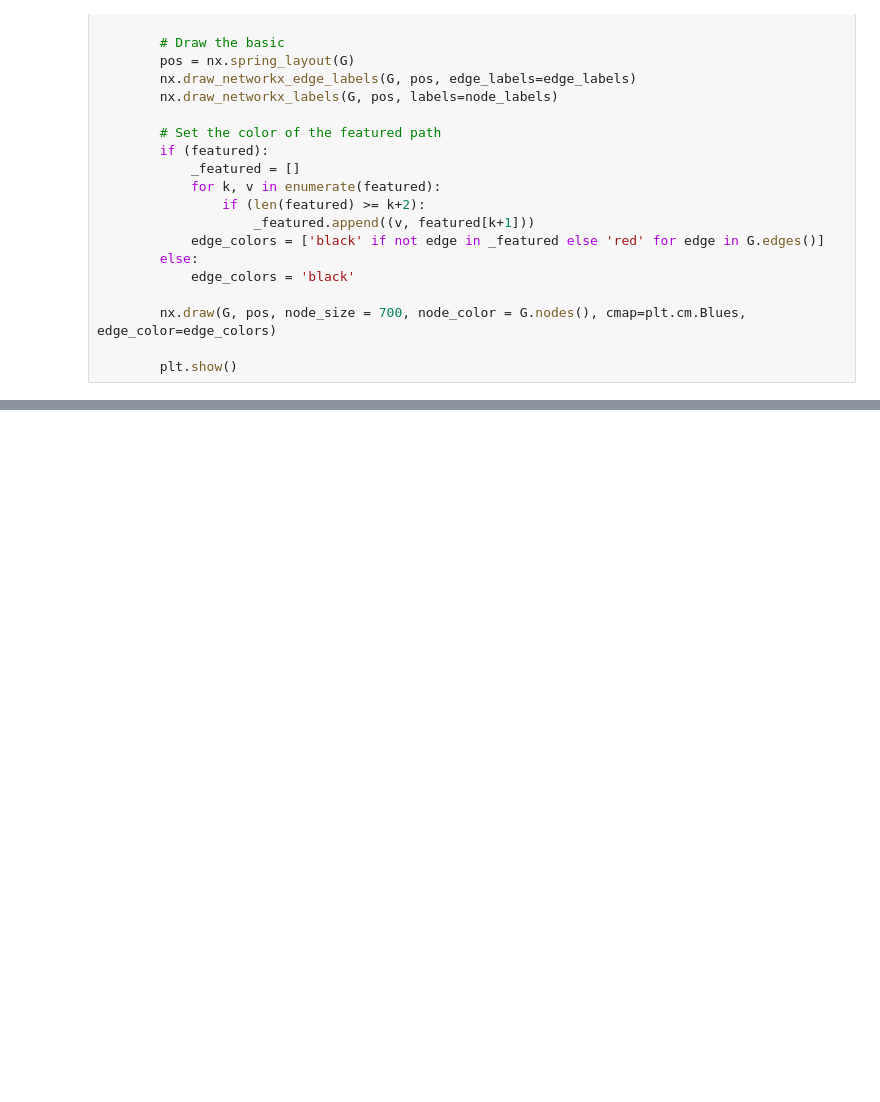
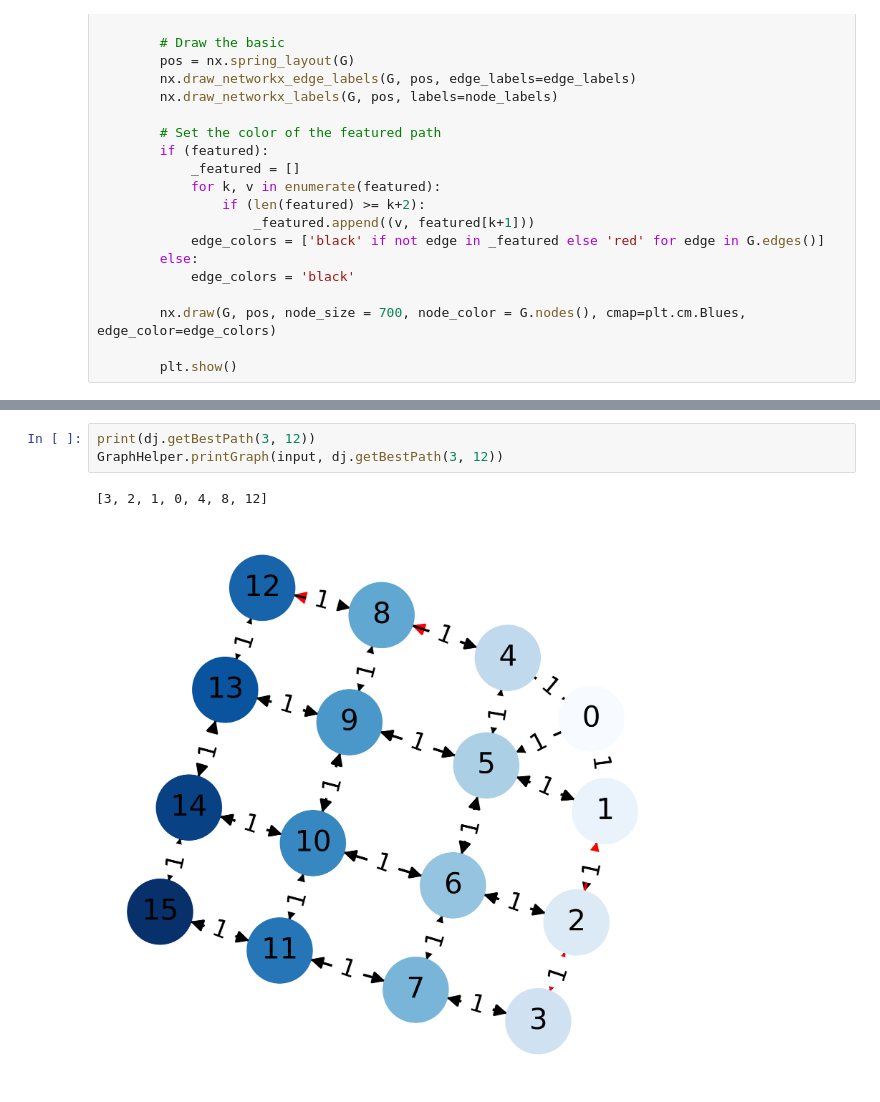
Before and after one commit to dunghoang190699/Path_Finding_Jupiter_Notebook, a Jupyter notebook: dijkstra.ipynb, the cells around one changed output, grey strips where cells are left out. Saved outputs shown, nothing was run; the diff lists cells and outputs as text; blank space fills up the shorter version.

```diff
--- a/dijkstra.ipynb
+++ b/dijkstra.ipynb
@@ -143,0 +164,6 @@ GraphHelper.printGraph(input, dj.getBestPath(2, 4))
+# %%
+print(dj.getBestPath(3, 12))
+GraphHelper.printGraph(input, dj.getBestPath(3, 12))
+# %% [output]
+[3, 2, 1, 0, 4, 8, 12]
+[figure, added]
```
Also changed, not shown: parts of 5 cells of this notebook.
